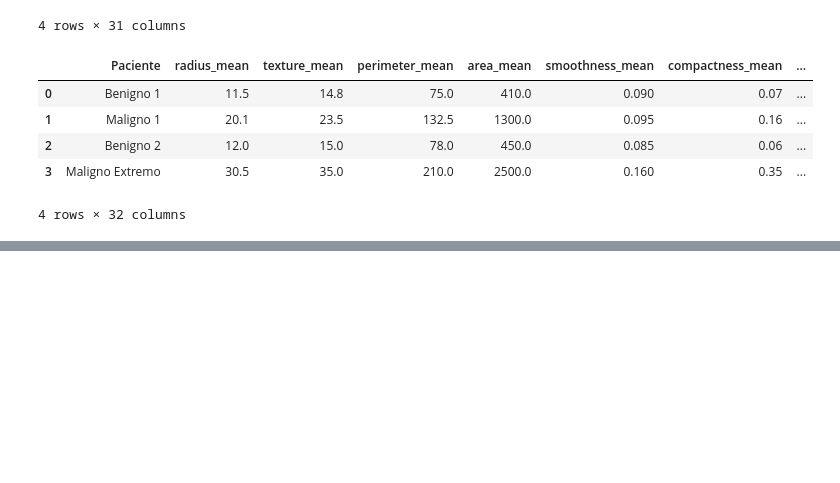
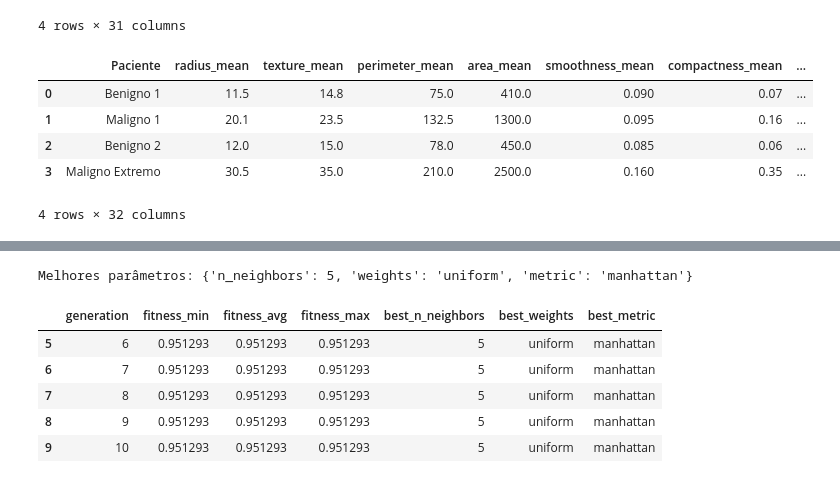
Before and after one commit to KeityPires/tech-challenge-ia-diagnostico, a Jupyter notebook: notebooks/02_exploracao_dados_cancer_mama.ipynb, the cells around one changed output, grey strips where cells are left out. Drawn from its saved outputs; the diff is of its cells as text; code cells hidden in the pictures; blank space fills up the shorter version.

```diff
--- a/notebooks/02_exploracao_dados_cancer_mama.ipynb
+++ b/notebooks/02_exploracao_dados_cancer_mama.ipynb
@@ -881,0 +900,15 @@ testar_modelo(tree_model, scaler, casos, nomes)
+# %%
+from src.genetic_optimization_knn import optimize_knn_with_ga, GAConfig
+
+# Config 1 (Experimento 1)
+config1 = GAConfig(population_size=20, n_generations=10, mut_prob=0.10, cx_prob=0.70)
+
+best_knn, best_params, history = optimize_knn_with_ga(
+    X_train_scaled,
+    y_train,
+    config=config1
+)
+
+print("Melhores parâmetros:", best_params)
+display(history.tail())
+# %% [output]
@@ -881,0 +925,7 @@ testar_modelo(tree_model, scaler, casos, nomes)
+Melhores parâmetros: {'n_neighbors': 5, 'weights': 'uniform', 'metric': 'manhattan'}
+|  | generation | fitness_min | fitness_avg | fitness_max | best_n_neighbors | best_weights | best_metric |
+| 5 | 6 | 0.951293 | 0.951293 | 0.951293 | 5 | uniform | manhattan |
+| 6 | 7 | 0.951293 | 0.951293 | 0.951293 | 5 | uniform | manhattan |
+| 7 | 8 | 0.951293 | 0.951293 | 0.951293 | 5 | uniform | manhattan |
+| 8 | 9 | 0.951293 | 0.951293 | 0.951293 | 5 | uniform | manhattan |
+| 9 | 10 | 0.951293 | 0.951293 | 0.951293 | 5 | uniform | manhattan |
```
Also changed, not shown: parts of 11 cells of this notebook, 1 other file.
